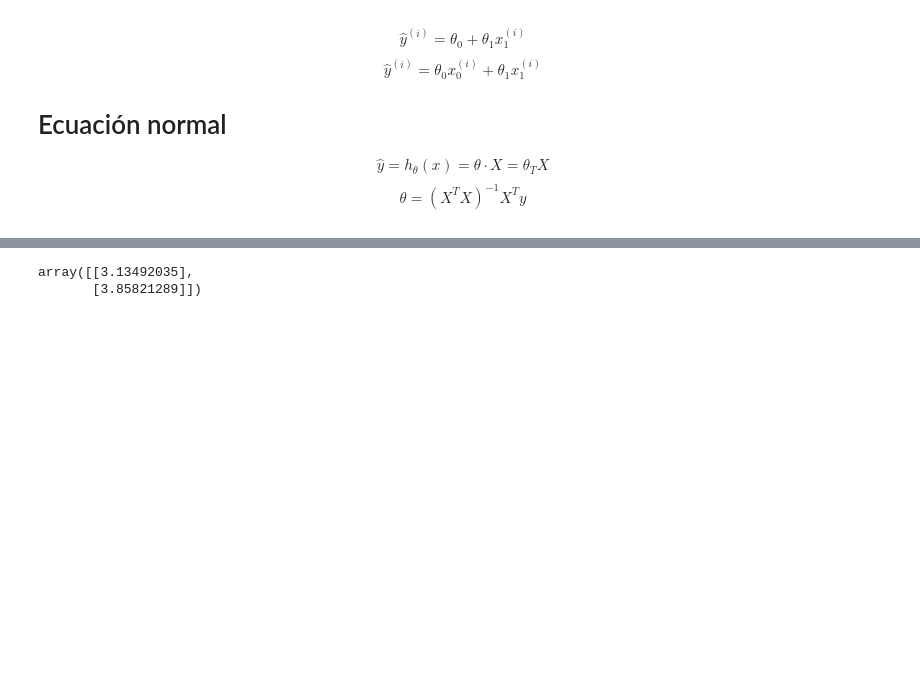
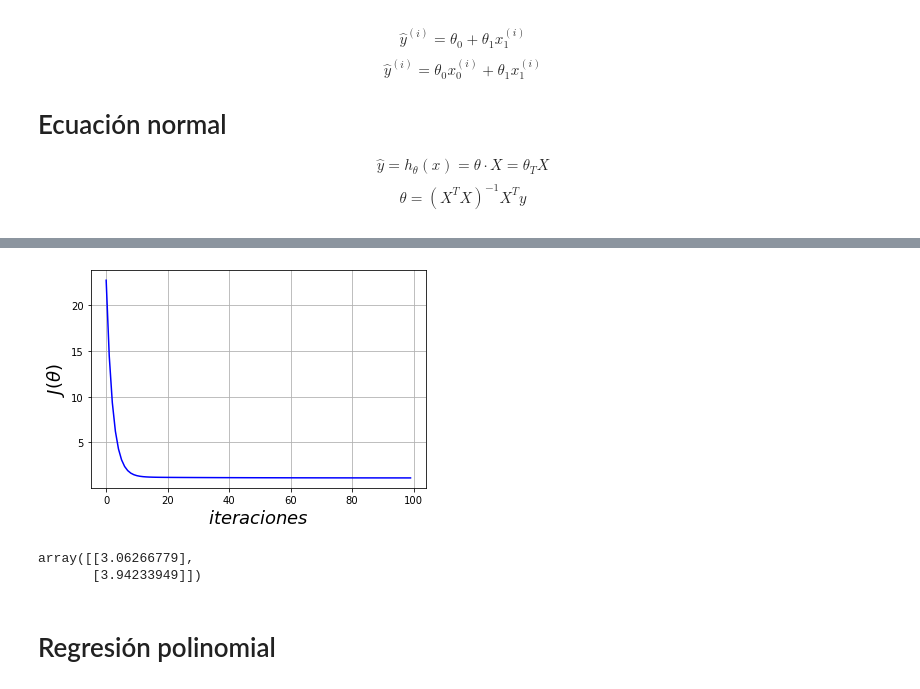
Before and after one commit to ProfeEgel/imk-2021-1-aprendizaje-automatico, a Jupyter notebook: Linear Regression 2.ipynb, the cells around one changed output, grey strips where cells are left out. Drawn from its saved outputs; the diff is of its cells as text; code cells hidden in the pictures; blank space fills up the shorter version.

```diff
--- a/Linear Regression 2.ipynb
+++ b/Linear Regression 2.ipynb
@@ -60,6 +60,6 @@ model.fit(X, y)
 # %%
-eta = 0.5
-n_iter = 1000
+eta = 0.1
+n_iter = 100
 m = X.shape[0]
 # %%
 theta = np.random.randn(2).reshape(2,1)
@@ -70,8 +70,21 @@ array([[0.49162819],
 # %%
+J = np.zeros(n_iter)
+
 for i in range(n_iter):
+    J[i] = (1/(2*m)) * ((X_b@theta-y)**2).sum()
     theta = theta - eta*(1/m)*(X_b.T @ (X_b@theta-y))
+# %%
+plt.plot(np.arange(n_iter), J, "b-")
+plt.xlabel("$iteraciones$", fontsize=18)
+plt.ylabel(r"$J(\theta)$", fontsize=18)
+plt.grid(True)
+plt.show()
+# %% [output]
+[figure, added]
 # %%
 theta
 # %% [output]
-array([[3.13492035],
-       [3.85821289]])
+array([[3.06266779],
+       [3.94233949]])
+# %% [markdown]
+# Regresión polinomial
```
Also changed, not shown: parts of 10 cells of this notebook.
